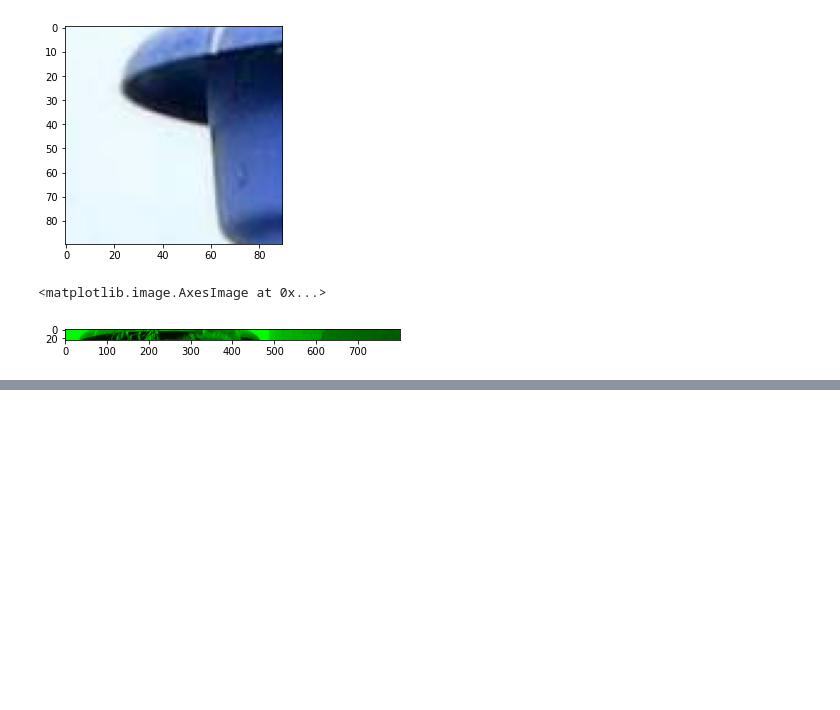
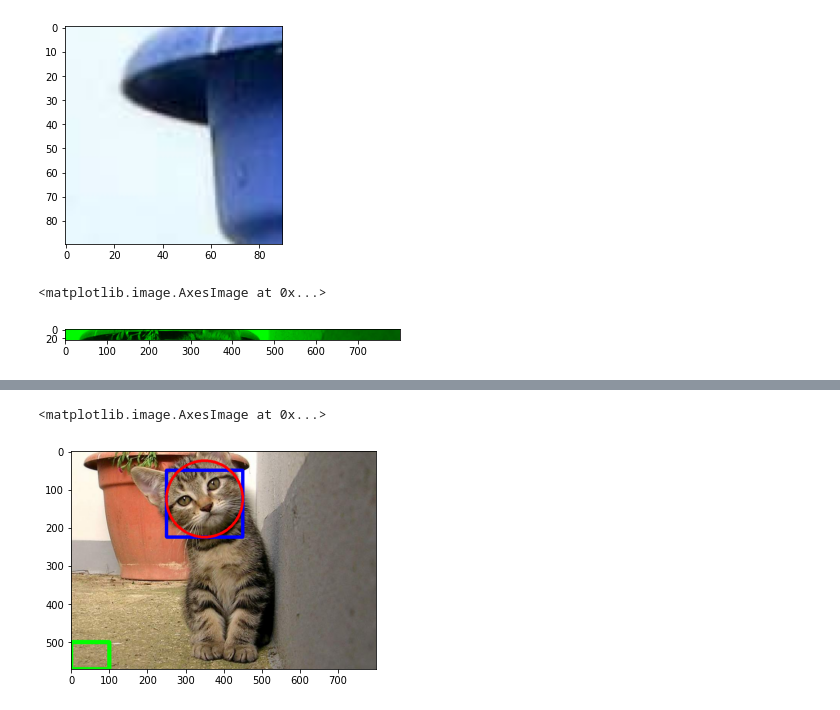
Before and after one commit to wahyupratama18/PCVK_Genap_2022, a Jupyter notebook: Week 2.ipynb, the cells around one changed output, grey strips where cells are left out. Saved outputs shown, nothing was run; the diff lists cells and outputs as text; code cells hidden in the pictures; blank space fills up the shorter version.

```diff
--- a/Week 2.ipynb
+++ b/Week 2.ipynb
@@ -209,0 +230,6 @@ plt.imshow(rectangle)
+# %%
+cv.rectangle(kitten, pt1=(0,500), pt2=(100,571), color=(0,255,0), thickness=10)
+plt.imshow(kitten)
+# %% [output]
+<matplotlib.image.AxesImage at 0x...>
+[figure, added]
```
Also changed, not shown: parts of 3 cells of this notebook.
